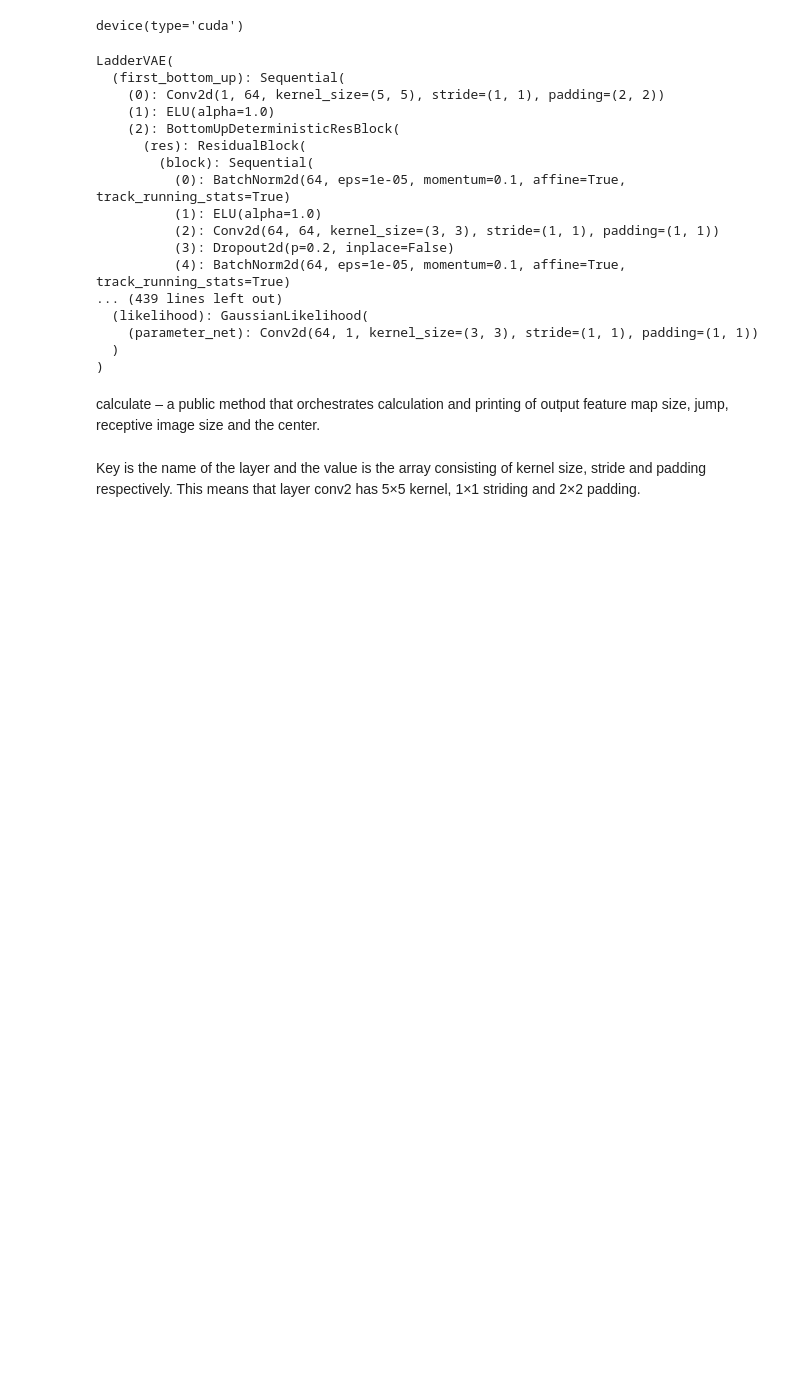
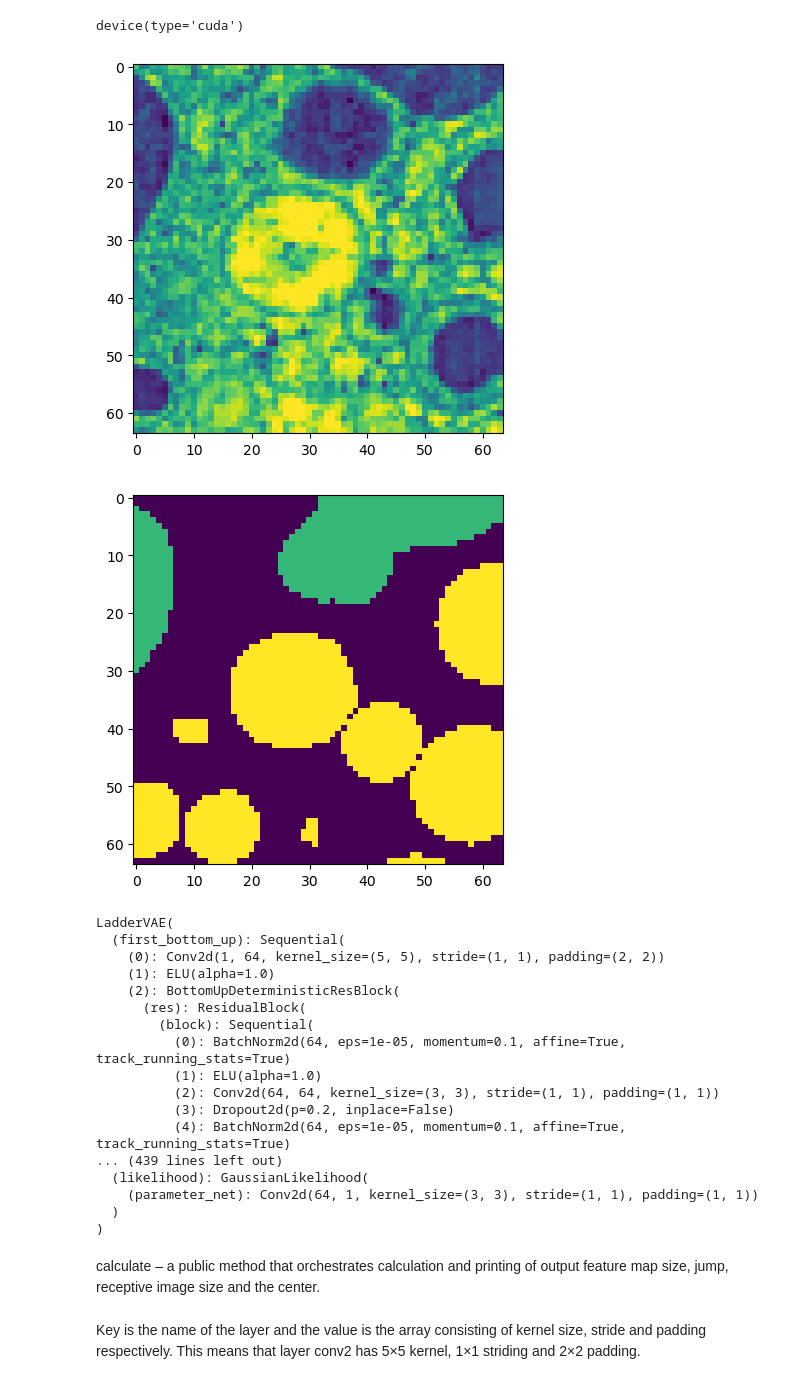
Before and after one commit to shei-dark/HDN, a Jupyter notebook: examples/Pixel_Noise/Convallaria/2-Training.ipynb, the cells around one changed output. Cells and saved outputs as stored; diff of their text form; code cells hidden in the pictures; blank space fills up the shorter version.

```diff
--- a/examples/Pixel_Noise/Convallaria/2-Training.ipynb
+++ b/examples/Pixel_Noise/Convallaria/2-Training.ipynb
@@ -78,6 +78,16 @@ train_loader, val_loader, data_mean, data_std = boilerplate._make_datamanager(tr
 
 model = LadderVAE(z_dims=z_dims,blocks_per_layer=blocks_per_layer,data_mean=data_mean,data_std=data_std,noiseModel=noiseModel,
                   device=device,batchnorm=batchnorm,free_bits=free_bits,img_shape=img_shape,contrastive_learning=contrastive_learning,cl_mode=cl_mode,mask_size=mask_size, use_non_stochastic=use_non_stochastic).cuda()
+# %%
+for i in train_loader:
+    plt.imshow(i[0][0])
+    plt.show()
+    plt.clf()
+    plt.imshow(i[1][0])
+    break
+# %% [output]
+[figure, added]
+[figure, added]
 # %%
 model
 # %% [output]
```
Also changed, not shown: parts of 2 cells of this notebook, 4 other files.
